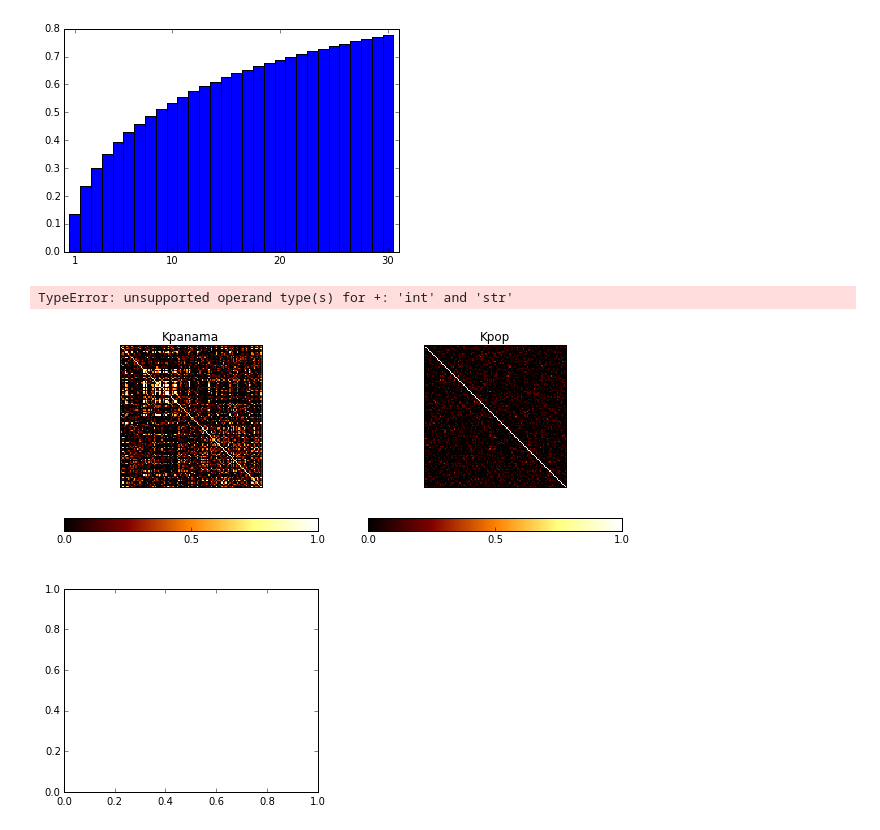
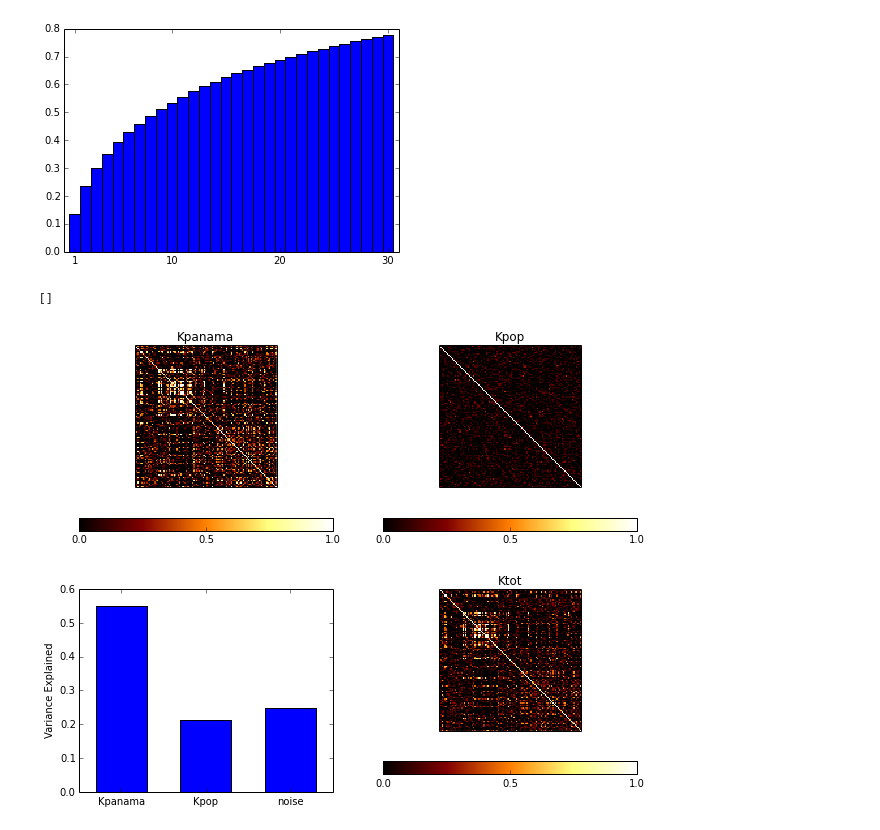
Before and after one commit to PMBio/limix-tutorials, a Jupyter notebook: eQTL/eQTL_basics.ipynb, the cells around one changed output. Drawn from its saved outputs; the diff is of its cells as text; code cells hidden in the pictures.

```diff
--- a/eQTL/eQTL_basics.ipynb
+++ b/eQTL/eQTL_basics.ipynb
@@ -1300,30 +1311,31 @@ vComp   = p.get_varianceComps()
 # %%
 # compare Kpanama matrix, Kpop, and the total matrix
 pl.figure(1,figsize=(10,8))
 plt = pl.subplot(2,2,1)
 pl.title('Kpanama')
 pl.imshow(Kpanama,vmin=0,vmax=1,interpolation='none',cmap=cm.afmhot)
 pl.colorbar(ticks=[0,0.5,1],orientation='horizontal')
 plt.set_xticks([])
 plt.set_yticks([])
 plt = pl.subplot(2,2,2)
 pl.title('Kpop')
 pl.imshow(sample_relatedness,vmin=0,vmax=1,interpolation='none',
           cmap=cm.afmhot)
 pl.colorbar(ticks=[0,0.5,1],orientation='horizontal')
 plt.set_xticks([])
 plt.set_yticks([])
 plt = pl.subplot(2,2,3)
-pl.bar(sp.arange(3)+0.2,vComp,width=0.6)
+vComp_a = sp.array([vComp[k] for k in ['Kpanama','Kpop','noise']])
+pl.bar(sp.arange(3)+0.2,vComp_a,width=0.6)
 plt.set_xticks([0.5,1.5,2.5])
 plt.set_xticklabels(['Kpanama','Kpop','noise'])
 pl.ylabel('Variance Explained')
 plt = pl.subplot(2,2,4)
 pl.title('Ktot')
 pl.imshow(Ktot,vmin=0,vmax=1,interpolation='none',cmap=cm.afmhot)
 pl.colorbar(ticks=[0,0.5,1],orientation='horizontal')
 plt.set_xticks([])
 plt.set_yticks([])
 # %% [output]
-TypeError: unsupported operand type(s) for +: 'int' and 'str'
+[]
-[figure, old version]
+[figure, new version]
```
Also changed, not shown: parts of 6 cells of this notebook.
